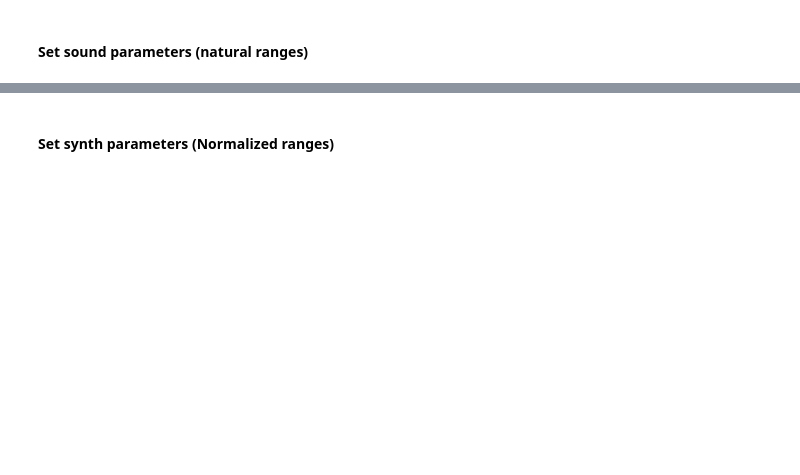
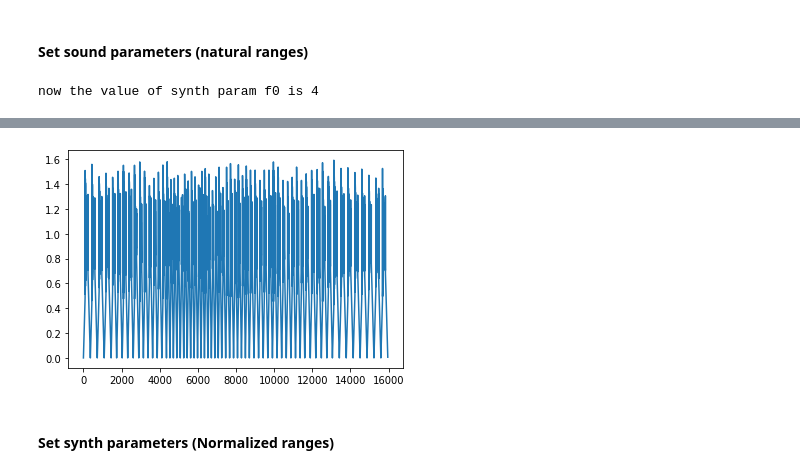
Before and after one commit to prashanthtr/DSGenerator, a Jupyter notebook: TextureVisualization-notebook.ipynb, the cells around one changed output, grey strips where cells are left out. Drawn from its saved outputs; the diff is of its cells as text; code cells hidden in the pictures; blank space fills up the shorter version.

```diff
--- a/TextureVisualization-notebook.ipynb
+++ b/TextureVisualization-notebook.ipynb
@@ -172,6 +183,8 @@ foosynth.getParam('cf_exp') # Get a param value.
 # %% [markdown]
 #### Set sound parameters (natural ranges)
 # %%
-foosynth.setParam('Q', 45) # Can set any synth parameter with setParam()
-print("now the value of synth param f0 is {}".format(foosynth.getParam('Q')))    # Get a param value.
+foosynth.setParam('sweep', 4) # Can set any synth parameter with setParam()
+print("now the value of synth param f0 is {}".format(foosynth.getParam('sweep')))    # Get a param value.
 genAndPlot(1)
+# %% [output]
+now the value of synth param f0 is 4
@@ -178,3 +192,4 @@ genAndPlot(1)
+[figure, added]
 # %% [markdown]
 #### Set synth parameters (Normalized ranges)
 # %%
```
Also changed, not shown: parts of 17 cells of this notebook, 3 other files.
